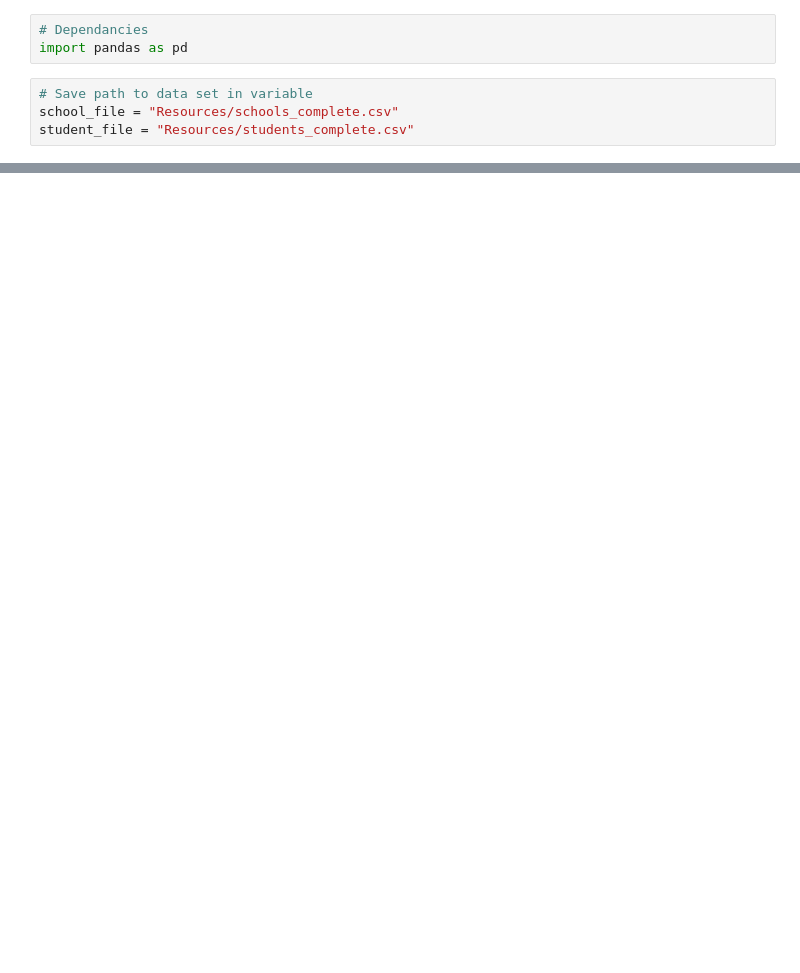
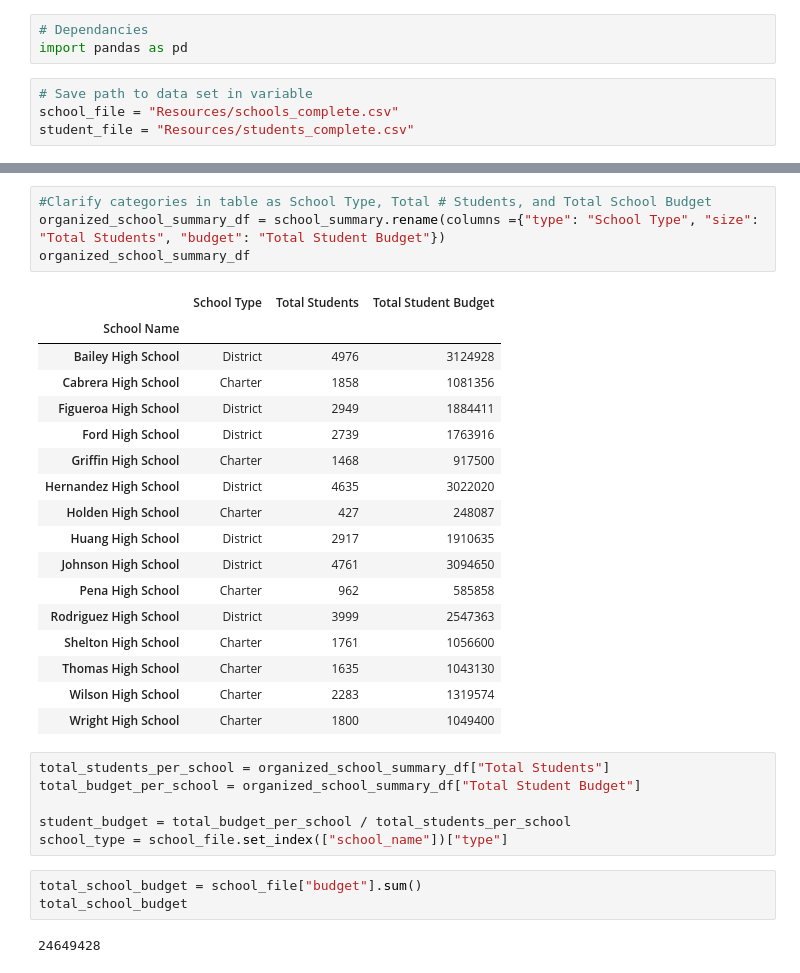
Before and after one commit to Terra999/pandas-challenge, a Jupyter notebook: PyCitySchools/PyCitySchools.ipynb, the cells around one changed output, grey strips where cells are left out. Cells and saved outputs as stored; diff of their text form; blank space fills up the shorter version.

```diff
--- a/PyCitySchools/PyCitySchools.ipynb
+++ b/PyCitySchools/PyCitySchools.ipynb
@@ -433,0 +293,33 @@ KeyError: 'school_name'
+# %%
+#Clarify categories in table as School Type, Total # Students, and Total School Budget
+organized_school_summary_df = school_summary.rename(columns ={"type": "School Type", "size": "Total Students", "budget": "Total Student Budget"})
+organized_school_summary_df
+# %% [output]
+|  | School Type | Total Students | Total Student Budget |
+| School Name |  |  |  |
+| Bailey High School | District | 4976 | 3124928 |
+| Cabrera High School | Charter | 1858 | 1081356 |
+| Figueroa High School | District | 2949 | 1884411 |
+| Ford High School | District | 2739 | 1763916 |
+| Griffin High School | Charter | 1468 | 917500 |
+| Hernandez High School | District | 4635 | 3022020 |
+| Holden High School | Charter | 427 | 248087 |
+| Huang High School | District | 2917 | 1910635 |
+| Johnson High School | District | 4761 | 3094650 |
+| Pena High School | Charter | 962 | 585858 |
+| Rodriguez High School | District | 3999 | 2547363 |
+| Shelton High School | Charter | 1761 | 1056600 |
+| Thomas High School | Charter | 1635 | 1043130 |
+| Wilson High School | Charter | 2283 | 1319574 |
+| Wright High School | Charter | 1800 | 1049400 |
+# %%
+total_students_per_school = organized_school_summary_df["Total Students"]
+total_budget_per_school = organized_school_summary_df["Total Student Budget"]
+
+student_budget = total_budget_per_school / total_students_per_school
+school_type = school_file.set_index(["school_name"])["type"]
+# %%
+total_school_budget = school_file["budget"].sum()
+total_school_budget
+# %% [output]
+24649428
```
Also changed, not shown: parts of 88 cells of this notebook.
